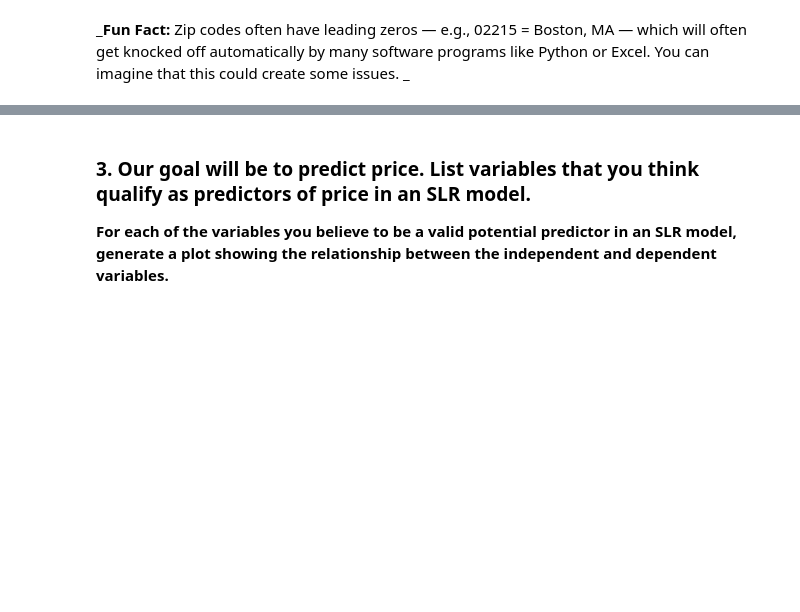
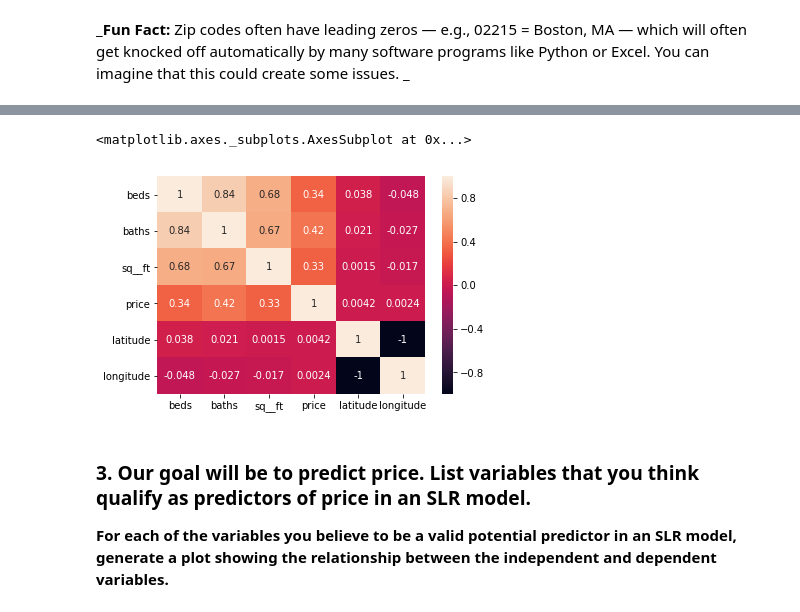
Before and after one commit to AbdullahMu/Linear-regression-sklearn, a Jupyter notebook: lab/linear-regression-sacramento.ipynb, the cells around one changed output, grey strips where cells are left out. Drawn from its saved outputs; the diff is of its cells as text; code cells hidden in the pictures; blank space fills up the shorter version.

```diff
--- a/lab/linear-regression-sacramento.ipynb
+++ b/lab/linear-regression-sacramento.ipynb
@@ -14,3 +20,4 @@ In this lab you will hone your exploratory data analysis (EDA) skills and practi
 sac_csv = './datasets/sacramento_real_estate_transactions.csv'
 # %%
 # A:
+df= pd.read_csv(sac_csv)
@@ -25,2 +76,8 @@ sac_csv = './datasets/sacramento_real_estate_transactions.csv'
 # %% [markdown]
 _**Fun Fact:** Zip codes often have leading zeros — e.g., 02215 = Boston, MA — which will often get knocked off automatically by many software programs like Python or Excel. You can imagine that this could create some issues. _
+# %%
+#
+# df.info()
+#df.dtypes
+df.zip=df.zip.astype(str)
+df.dtypes
@@ -26,0 +126,3 @@ _**Fun Fact:** Zip codes often have leading zeros — e.g., 02215 = Boston, MA
+# %%
+df['sq__ft']=df['sq__ft'].abs()
+df['price']=df['price'].abs()
@@ -27,3 +139,8 @@ _**Fun Fact:** Zip codes often have leading zeros — e.g., 02215 = Boston, MA
+# %%
+sns.heatmap(df.corr(),annot=True)
+# %% [output]
+<matplotlib.axes._subplots.AxesSubplot at 0x...>
+[figure, added]
 # %% [markdown]
 ### 3. Our goal will be to predict price. List variables that you think qualify as predictors of price in an SLR model.
 
```
Also changed, not shown: parts of 48 cells of this notebook, 3 other files.
